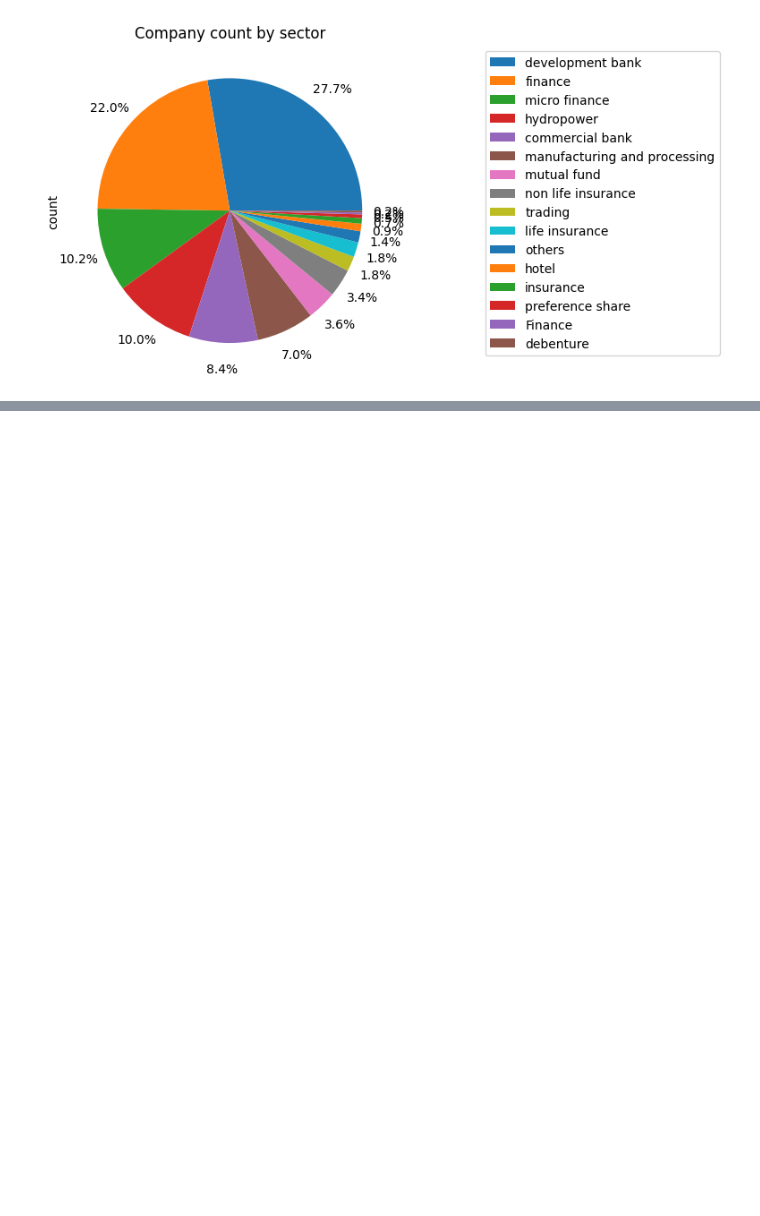
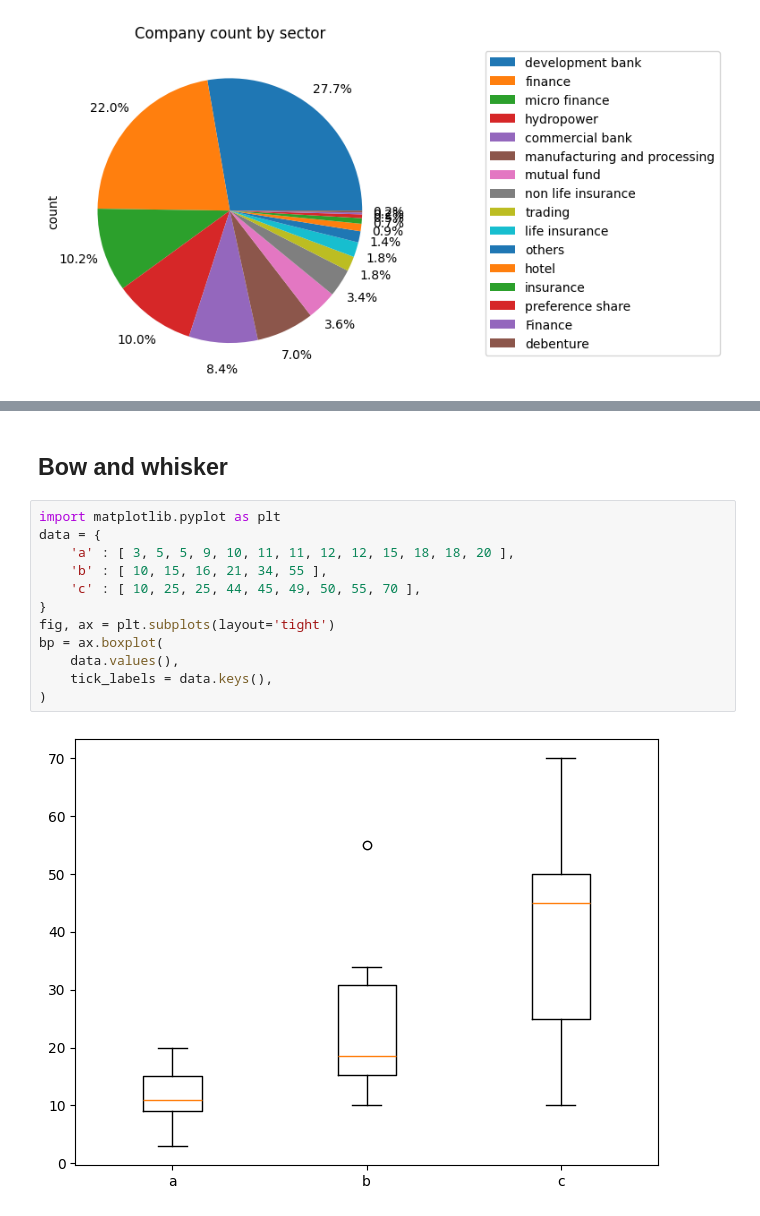
Before and after one commit to SajagAcharyaMasters/CC7182NI-Classes, a Jupyter notebook: stats intro/plotting.ipynb, the cells around one changed output, grey strips where cells are left out. Drawn from its saved outputs; the diff is of its cells as text; blank space fills up the shorter version.

```diff
--- a/stats intro/plotting.ipynb
+++ b/stats intro/plotting.ipynb
@@ -55,0 +147,16 @@ plt.show()
+# %% [markdown]
+## Bow and whisker
+# %%
+import matplotlib.pyplot as plt
+data = {
+    'a' : [ 3, 5, 5, 9, 10, 11, 11, 12, 12, 15, 18, 18, 20 ],
+    'b' : [ 10, 15, 16, 21, 34, 55 ],
+    'c' : [ 10, 25, 25, 44, 45, 49, 50, 55, 70 ],
+}
+fig, ax = plt.subplots(layout='tight')
+bp = ax.boxplot(
+    data.values(),
+    tick_labels = data.keys(),
+)
+# %% [output]
+[figure, added]
```
Also changed, not shown: parts of 34 cells of this notebook.
